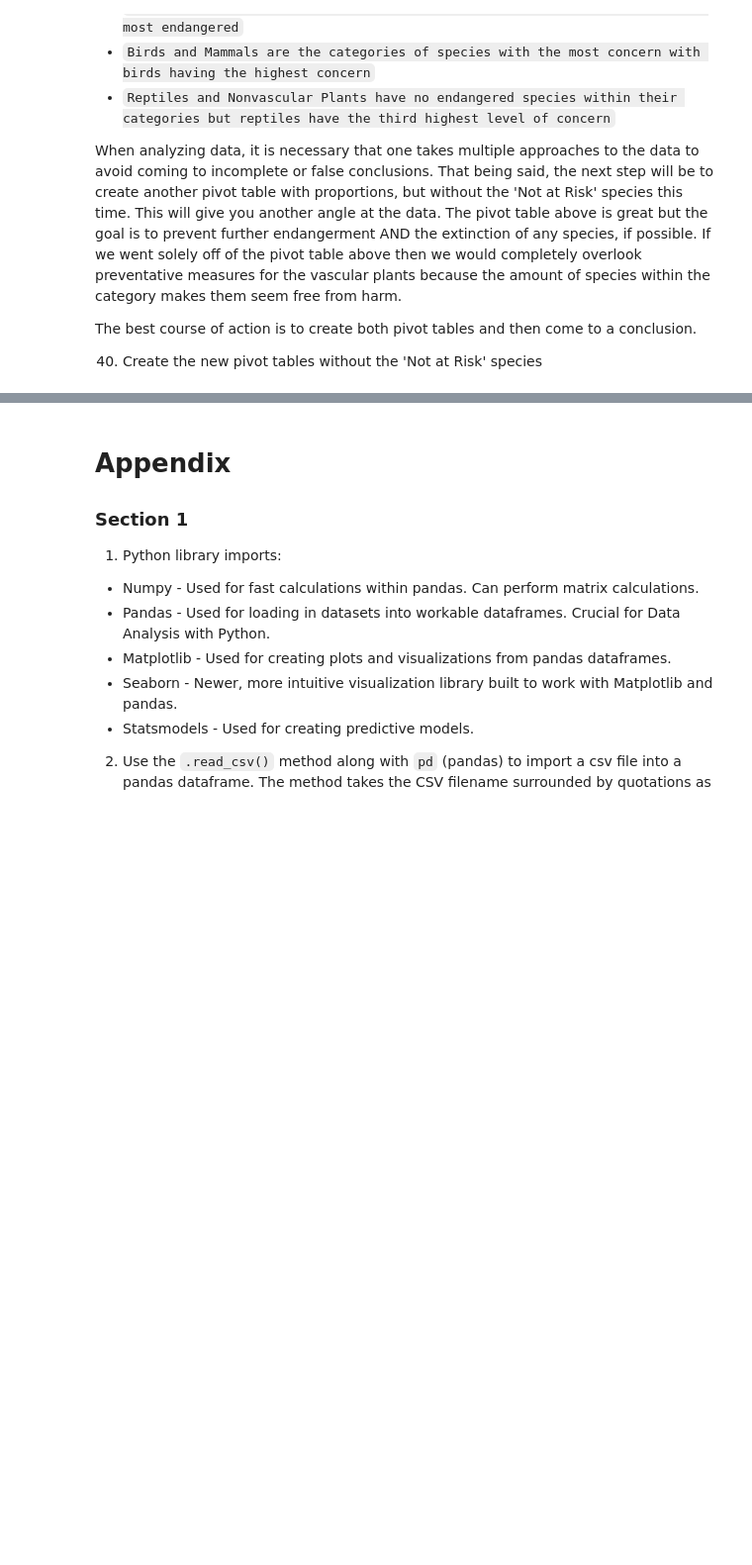
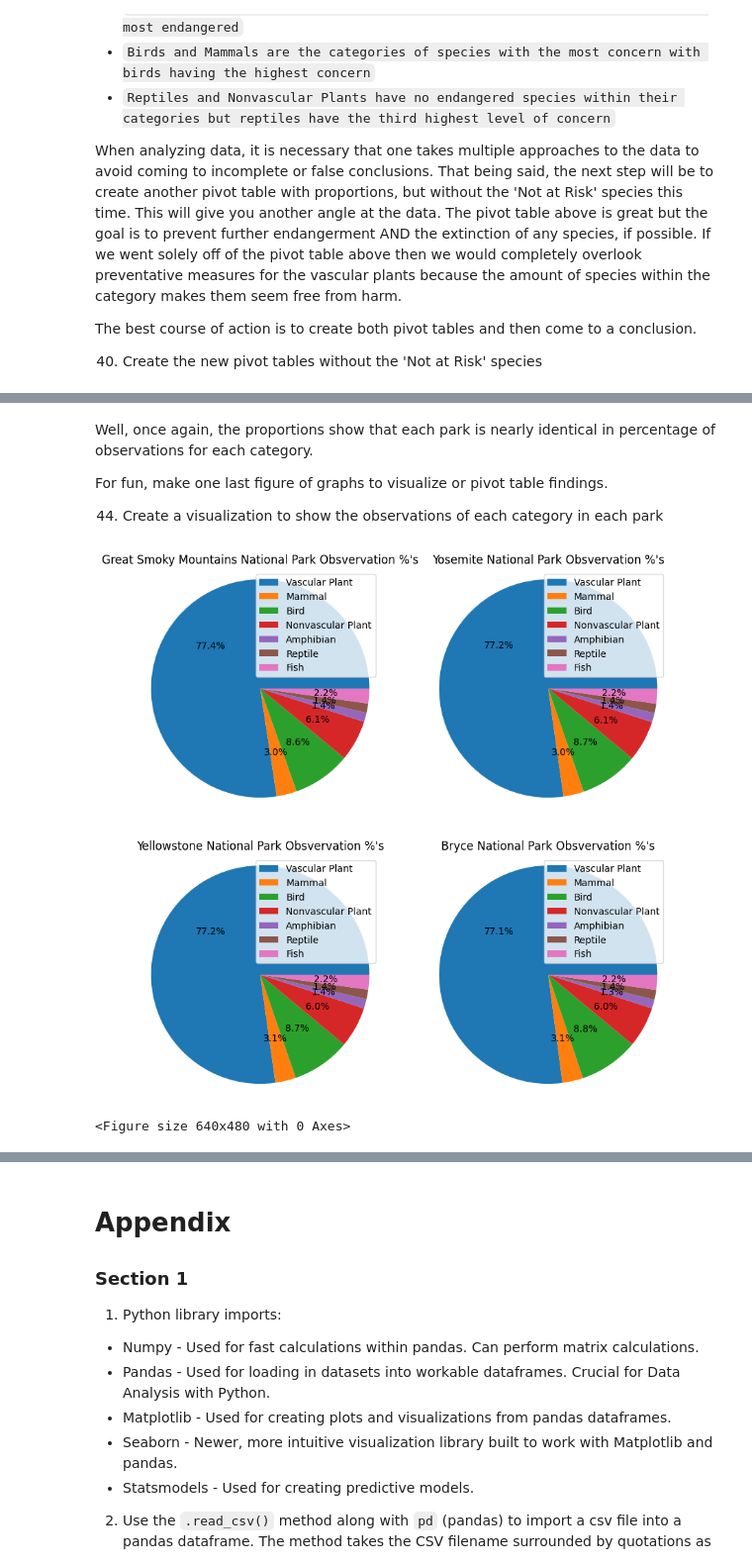
Before and after one commit to bsandma1/Biodiversity_Analysis, a Jupyter notebook: Biodiversity_Analysis.ipynb, the cells around one changed output, grey strips where cells are left out. Shown: that part at 99% size. Drawn from its saved outputs; the diff is of its cells as text; code cells hidden in the pictures; blank space fills up the shorter version.

```diff
--- a/Biodiversity_Analysis.ipynb
+++ b/Biodiversity_Analysis.ipynb
@@ -1000,0 +1143,29 @@ The best course of action is to create both pivot tables and then come to a conc
+# %% [markdown]
+Well, once again, the proportions show that each park is nearly identical in percentage of observations for each category.
+
+For fun, make one last figure of graphs to visualize or pivot table findings.
+
+44. Create a visualization to show the observations of each category in each park
+# %%
+# 44
+
+plt.figure(figsize=(10, 10))
+
+for i in range(len(parks_species.park_name.unique())):
+
+  cats_parks_df = parks_species[parks_species.park_name == parks_species.park_name.unique()[i]]
+  cats_parks_df = cats_parks_df[['category', 'observations']]
+  cats_parks_df = cats_parks_df.groupby('category', sort=False).observations.sum()
+  labels = cats_parks_df.index
+
+  plt.subplot(2, 2, i + 1)
+  plt.pie(cats_parks_df, autopct='%0.1f%%')
+  plt.axis('equal')
+  plt.title(f'{parks_species.park_name.unique()[i]} Obsvervation %\'s')
+  plt.legend(labels, loc='upper right')
+
+plt.show()
+plt.clf()
+# %% [output]
+[figure, added]
+<Figure size 640x480 with 0 Axes>
```
Also changed, not shown: parts of 13 cells of this notebook.
